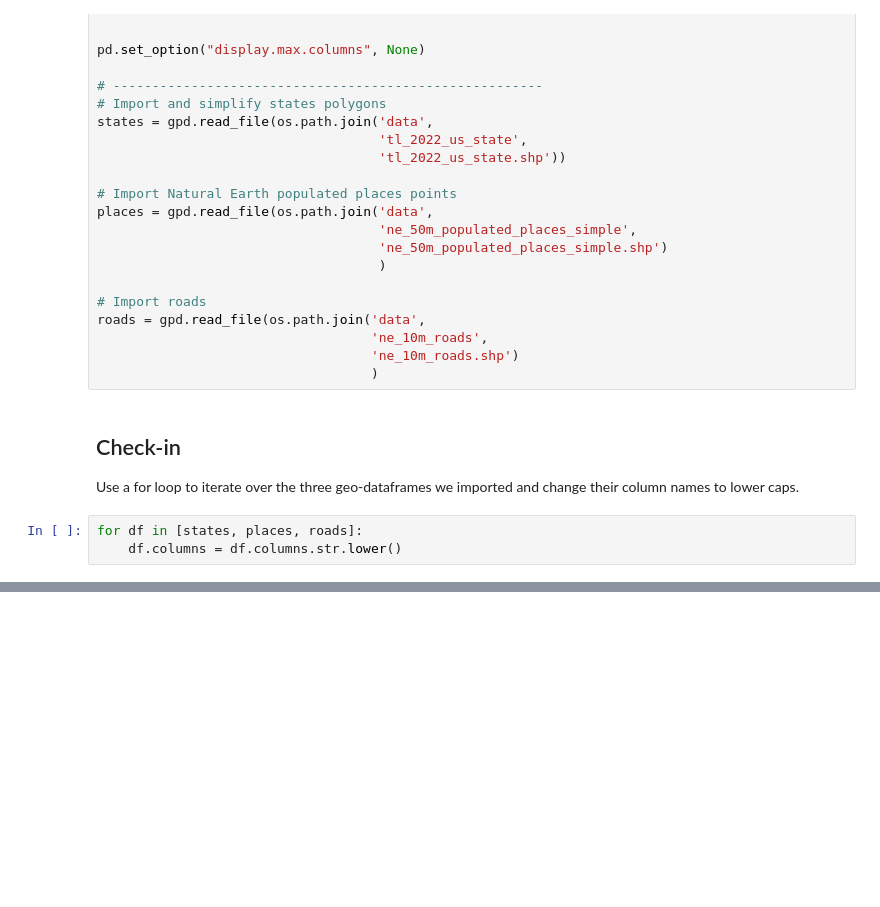
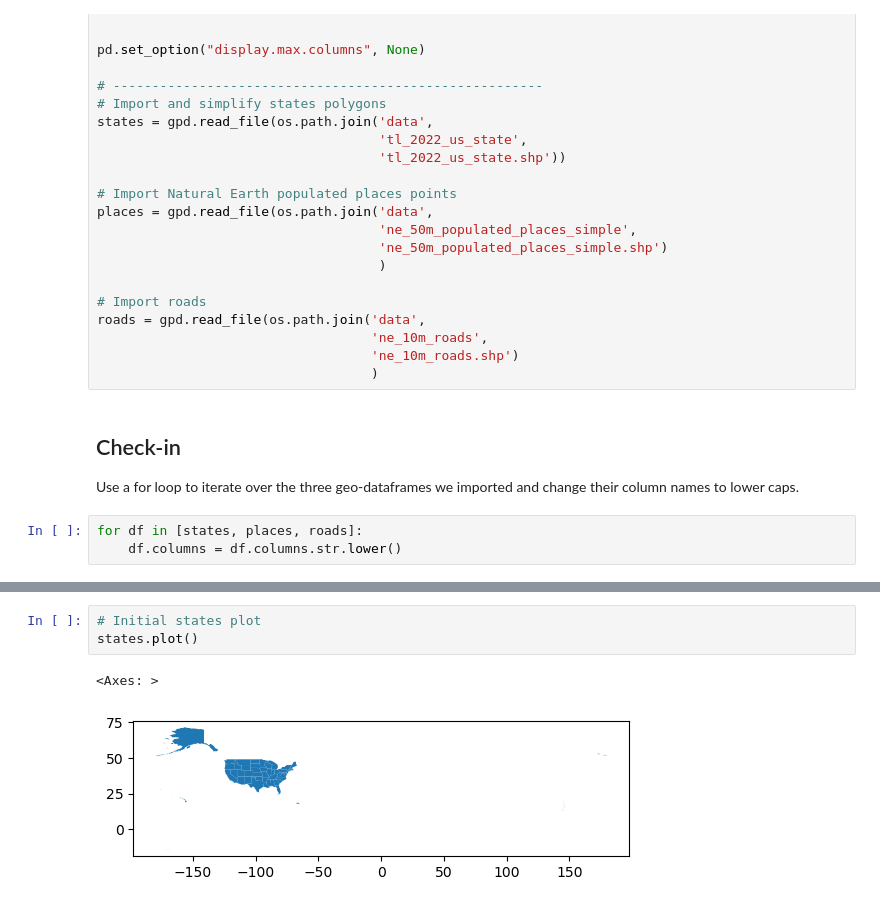
Before and after one commit to zachyyy700/eds220-2025-in-class, a Jupyter notebook: week7-clipping.ipynb, the cells around one changed output, grey strips where cells are left out. Saved outputs shown, nothing was run; the diff lists cells and outputs as text; blank space fills up the shorter version.

```diff
--- a/week7-clipping.ipynb
+++ b/week7-clipping.ipynb
@@ -57,0 +72,6 @@ for df in [states, places, roads]:
+# %%
+# Initial states plot
+states.plot()
+# %% [output]
+<Axes: >
+[figure, added]
```
Also changed, not shown: parts of 16 cells of this notebook.
